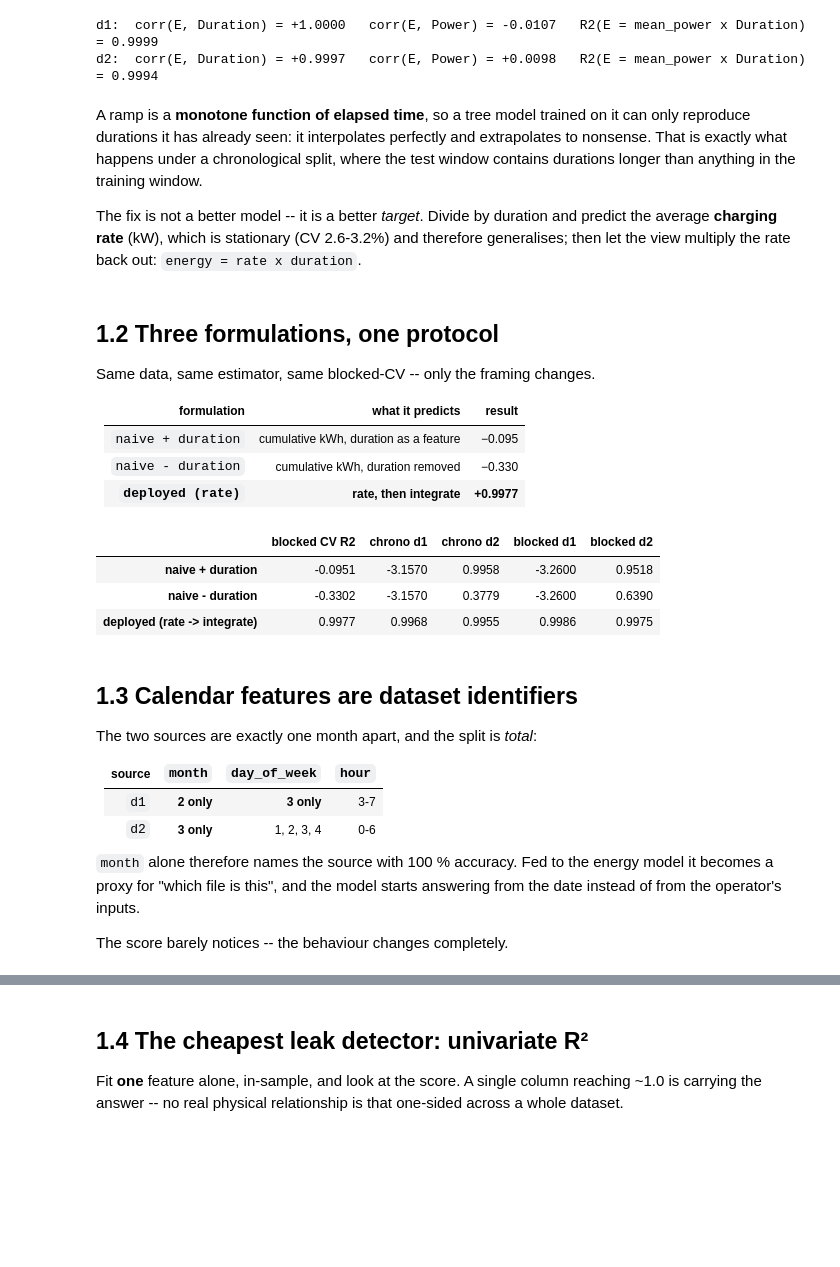
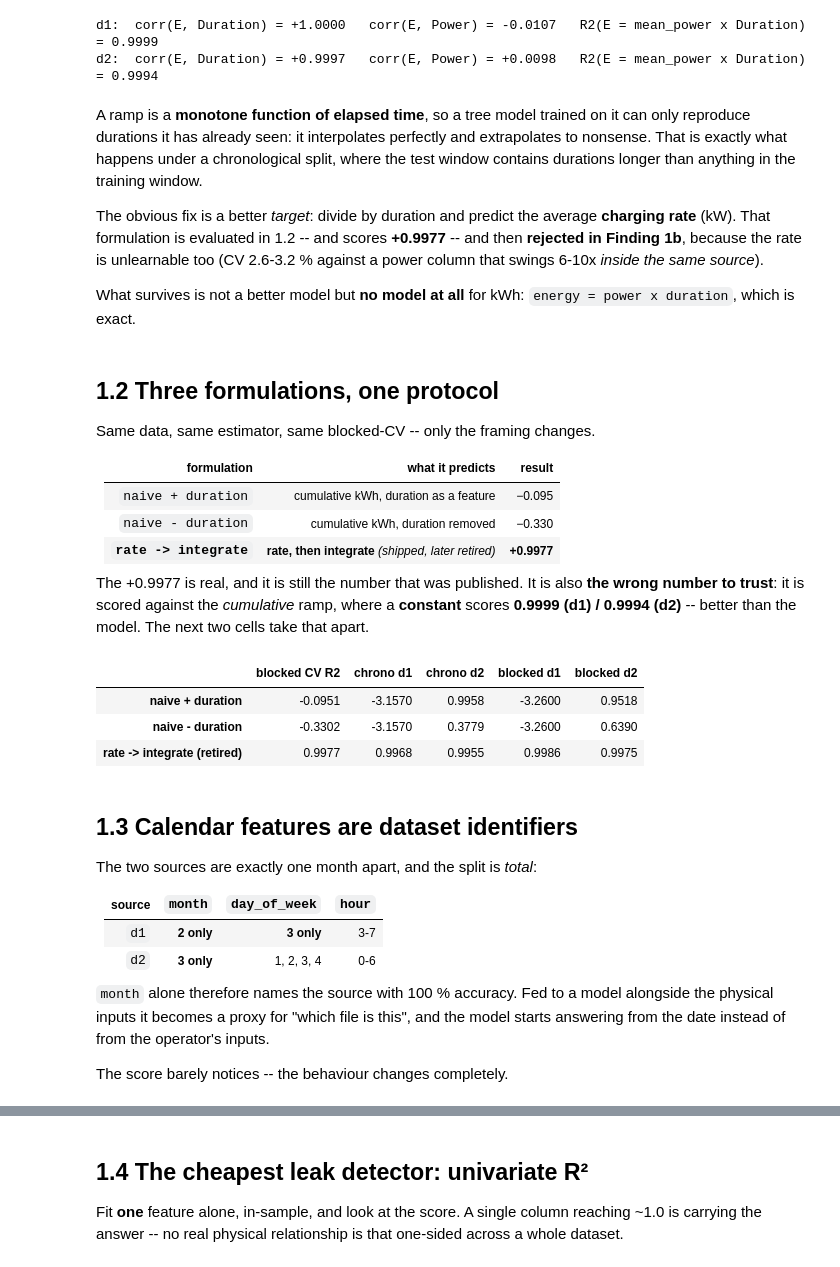
Before and after one commit to hariom710/EVOptima, a Jupyter notebook: ml/notebooks/ev_charging_prediction.ipynb, the cells around one changed output, grey strips where cells are left out. Saved outputs shown, nothing was run; the diff lists cells and outputs as text; code cells hidden in the pictures; blank space fills up the shorter version.

```diff
--- a/ml/notebooks/ev_charging_prediction.ipynb
+++ b/ml/notebooks/ev_charging_prediction.ipynb
@@ -170,10 +191,14 @@ extrapolates to nonsense. That is exactly what happens under a chronological
 split, where the test window contains durations longer than anything in the
 training window.
 
-The fix is not a better model -- it is a better *target*. Divide by duration and
-predict the average **charging rate** (kW), which is stationary (CV 2.6-3.2%)
-and therefore generalises; then let the view multiply the rate back out:
-`energy = rate x duration`.
+The obvious fix is a better *target*: divide by duration and predict the average
+**charging rate** (kW). That formulation is evaluated in 1.2 -- and scores
+**+0.9977** -- and then **rejected in Finding 1b**, because the rate is
+unlearnable too (CV 2.6-3.2 % against a power column that swings 6-10x *inside
+the same source*).
+
+What survives is not a better model but **no model at all** for kWh:
+`energy = power x duration`, which is exact.
 # %% [markdown]
 ## 1.2 Three formulations, one protocol
 
@@ -183,47 +208,56 @@ Same data, same estimator, same blocked-CV -- only the framing changes.
 |---|---|---|
 | `naive + duration` | cumulative kWh, duration as a feature | −0.095 |
 | `naive - duration` | cumulative kWh, duration removed | −0.330 |
-| **`deployed (rate)`** | **rate, then integrate** | **+0.9977** |
+| **`rate -> integrate`** | **rate, then integrate** *(shipped, later retired)* | **+0.9977** |
+
+The +0.9977 is real, and it is still the number that was published. It is also
+**the wrong number to trust**: it is scored against the *cumulative* ramp, where
+a **constant** scores **0.9999 (d1) / 0.9994 (d2)** -- better than the model.
+The next two cells take that apart.
 # %%
 naive_with_duration = ENERGY_FEATURES + [audit_mod.DURATION_COLUMN]
+
+# SPECS now describes one model; the retired energy formulation is still
+# evaluated here because it is the evidence behind Finding 1b.
+estimator = config.energy_estimator
 
 formulations = {
     "naive + duration": evaluate.per_source_report(
         datasets,
         naive_with_duration,
         config.ENERGY_TARGET,
-        SPECS[ENERGY_MODEL_NAME]["estimator"],
+        estimator,
     ),
     "naive - duration": evaluate.per_source_report(
         datasets,
         ENERGY_FEATURES,
         config.ENERGY_TARGET,
-        SPECS[ENERGY_MODEL_NAME]["estimator"],
+        estimator,
     ),
-    "deployed (rate -> integrate)": evaluate.per_source_report(
+    "rate -> integrate (retired)": evaluate.per_source_report(
         datasets,
         ENERGY_FEATURES,
         config.RATE_TARGET,
-        SPECS[ENERGY_MODEL_NAME]["estimator"],
+        estimator,
         metric_target=config.ENERGY_TARGET,
         integrate=evaluate.integrate_energy,
     ),
 }
 
 rows = {
     label: {
         "blocked CV R2": rep["weighted_blocked_cv_r2"],
         **{f"chrono {s}": v["r2"] for s, v in rep["chronological_holdout"].items()},
         **{f"blocked {s}": v["r2"] for s, v in rep["blocked_cv"].items()},
     }
     for label, rep in formulations.items()
 }
 pd.DataFrame(rows).T.round(4)
 # %% [output]
 |  | blocked CV R2 | chrono d1 | chrono d2 | blocked d1 | blocked d2 |
 | naive + duration | -0.0951 | -3.1570 | 0.9958 | -3.2600 | 0.9518 |
 | naive - duration | -0.3302 | -3.1570 | 0.3779 | -3.2600 | 0.6390 |
-| deployed (rate -> integrate) | 0.9977 | 0.9968 | 0.9955 | 0.9986 | 0.9975 |
+| rate -> integrate (retired) | 0.9977 | 0.9968 | 0.9955 | 0.9986 | 0.9975 |
 # %% [markdown]
 ## 1.3 Calendar features are dataset identifiers
 
@@ -234,9 +268,9 @@ The two sources are exactly one month apart, and the split is *total*:
 | `d1` | **2 only** | **3 only** | 3-7 |
 | `d2` | **3 only** | 1, 2, 3, 4 | 0-6 |
 
-`month` alone therefore names the source with 100 % accuracy. Fed to the energy
-model it becomes a proxy for "which file is this", and the model starts
-answering from the date instead of from the operator's inputs.
+`month` alone therefore names the source with 100 % accuracy. Fed to a model
+alongside the physical inputs it becomes a proxy for "which file is this", and
+the model starts answering from the date instead of from the operator's inputs.
 
 The score barely notices -- the behaviour changes completely.
 # %%
```
Also changed, not shown: parts of 24 cells of this notebook, 18 other files.
